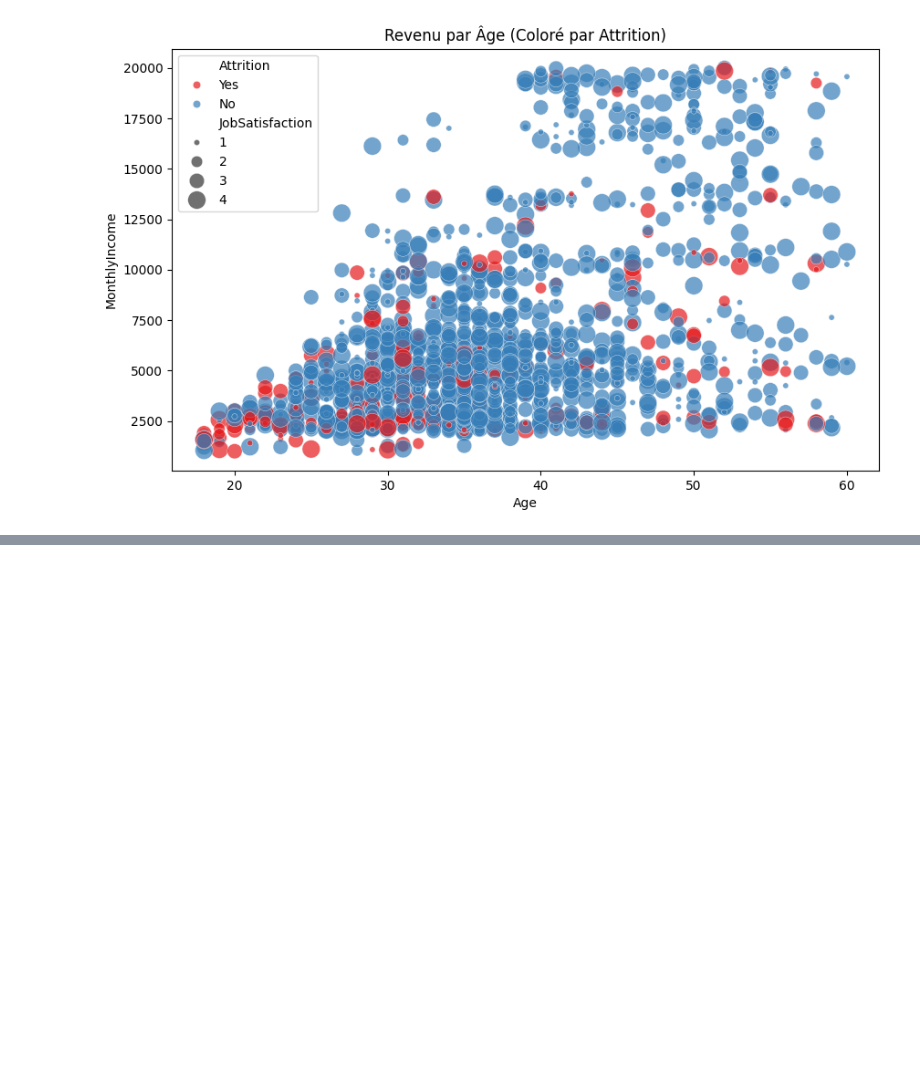
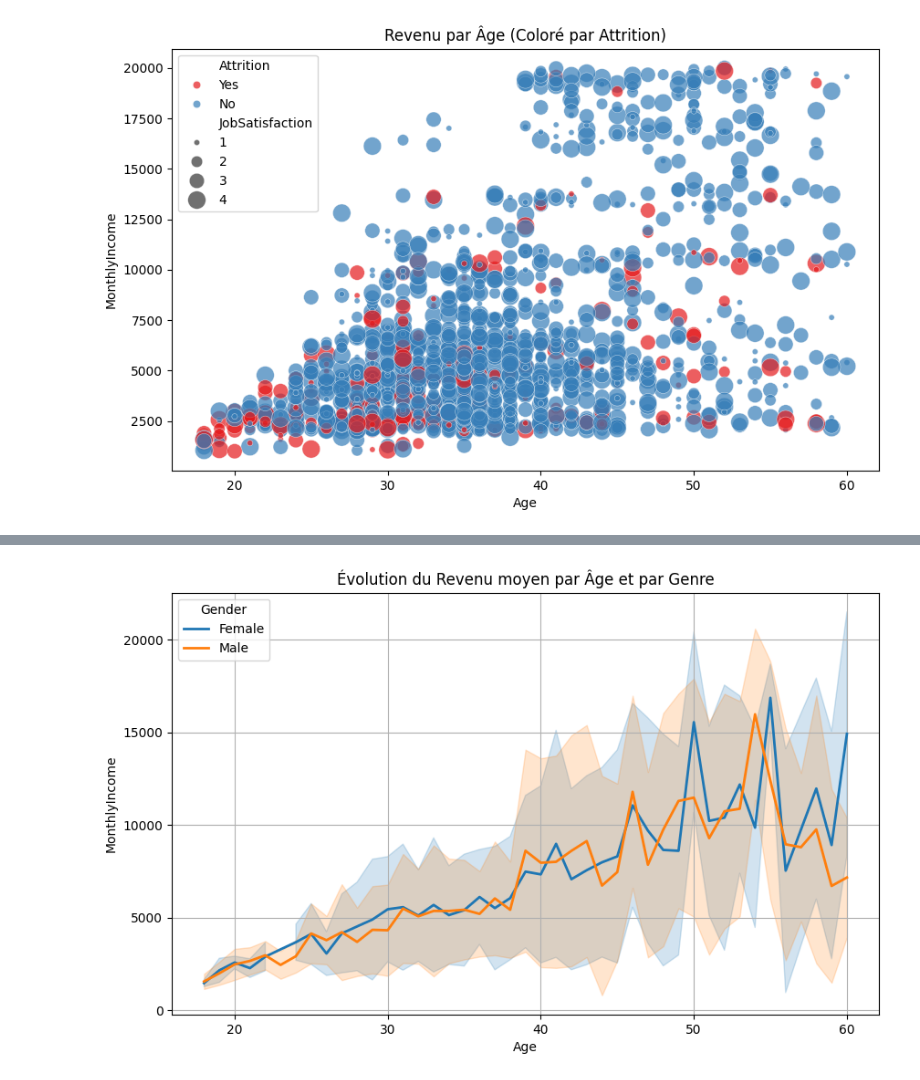
Before and after one commit to Sad-Y-25/HR-360---Le-Cycle-de-Vie-Pr-dictif-de-l-Employ-, a Jupyter notebook: Etape 1.ipynb, the cells around one changed output, grey strips where cells are left out. Saved outputs shown, nothing was run; the diff lists cells and outputs as text; code cells hidden in the pictures; blank space fills up the shorter version.

Commit message:
Visualisation : Matplotlib + Seaborn

```diff
--- a/Etape 1.ipynb
+++ b/Etape 1.ipynb
@@ -275,0 +305,20 @@ plt.show()
+# %%
+# --- 6. Lineplot avec intervalle de confiance (Seaborn) ---
+plt.figure(figsize=(10, 6))
+
+# Affiche la moyenne du revenu pour chaque âge avec une zone d'ombre (intervalle de confiance)
+# hue='Gender' crée deux courbes (Hommes/Femmes)
+sns.lineplot(
+    data=df,
+    x='Age',
+    y='MonthlyIncome',
+    hue='Gender',
+    errorbar='sd', # Affiche l'écart-type comme zone d'ombre
+    linewidth=2
+)
+
+plt.title("Évolution du Revenu moyen par Âge et par Genre")
+plt.grid(True)
+plt.show()
+# %% [output]
+[figure, added]
```
Also changed, not shown: parts of 16 cells of this notebook.
